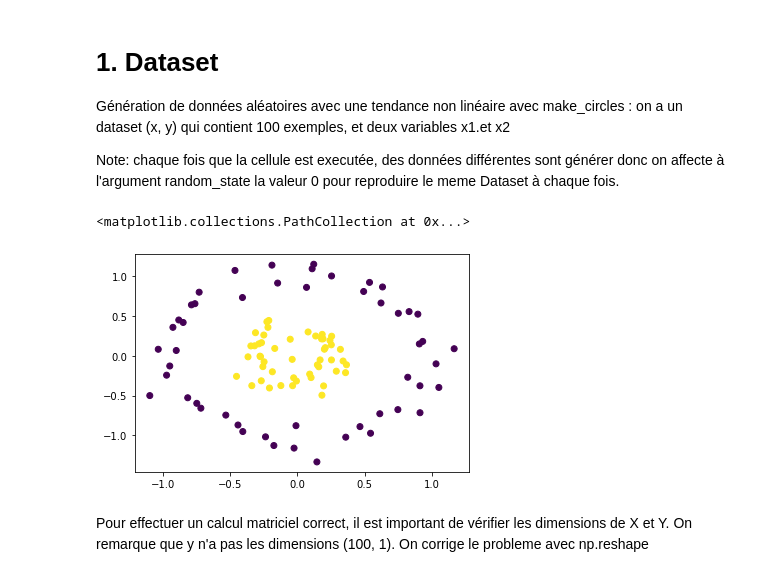
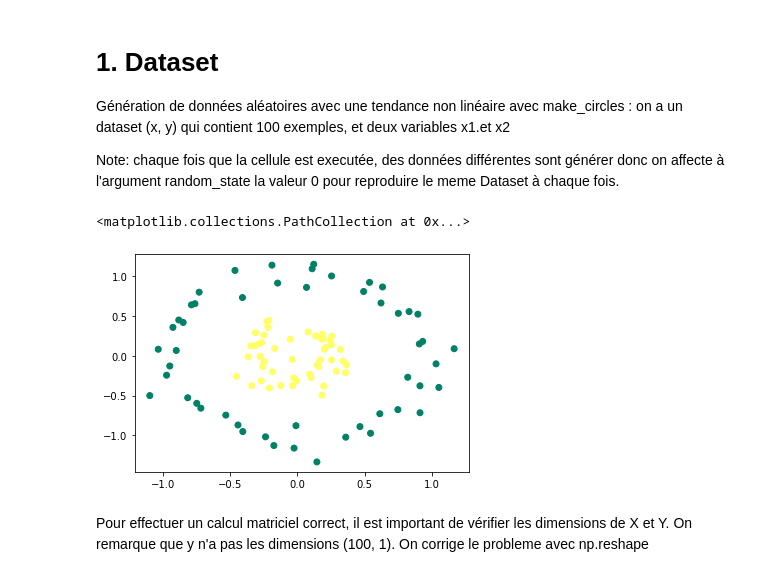
Before and after one commit to manal-0603/Deep_Learning, a Jupyter notebook: perceptron multicouche.ipynb, the cells around one changed output. Drawn from its saved outputs; the diff is of its cells as text; code cells hidden in the pictures.

```diff
--- a/perceptron multicouche.ipynb
+++ b/perceptron multicouche.ipynb
@@ -13,10 +13,10 @@ Note: chaque fois que la cellule est executée, des données différentes sont g
 # %%
 x,y = make_circles(n_samples=100, noise=0.1, factor=0.3, random_state=0)
 
-plt.scatter(x[:,0], x[:,1], c=y) # afficher les résultats. X[:,0] en abscisse et X[:,1] en ordonnée
+plt.scatter(x[:,0], x[:,1], c=y , cmap="summer") # afficher les résultats. X[:,0] en abscisse et X[:,1] en ordonnée
 # %% [output]
 <matplotlib.collections.PathCollection at 0x...>
-[figure, old version]
+[figure, new version]
 # %% [markdown]
 Pour effectuer un calcul matriciel correct, il est important de vérifier les dimensions de X et Y. On remarque que y n'a pas les dimensions (100, 1). On corrige le probleme avec np.reshape
 # %%
```
Also changed, not shown: parts of 5 cells of this notebook.
